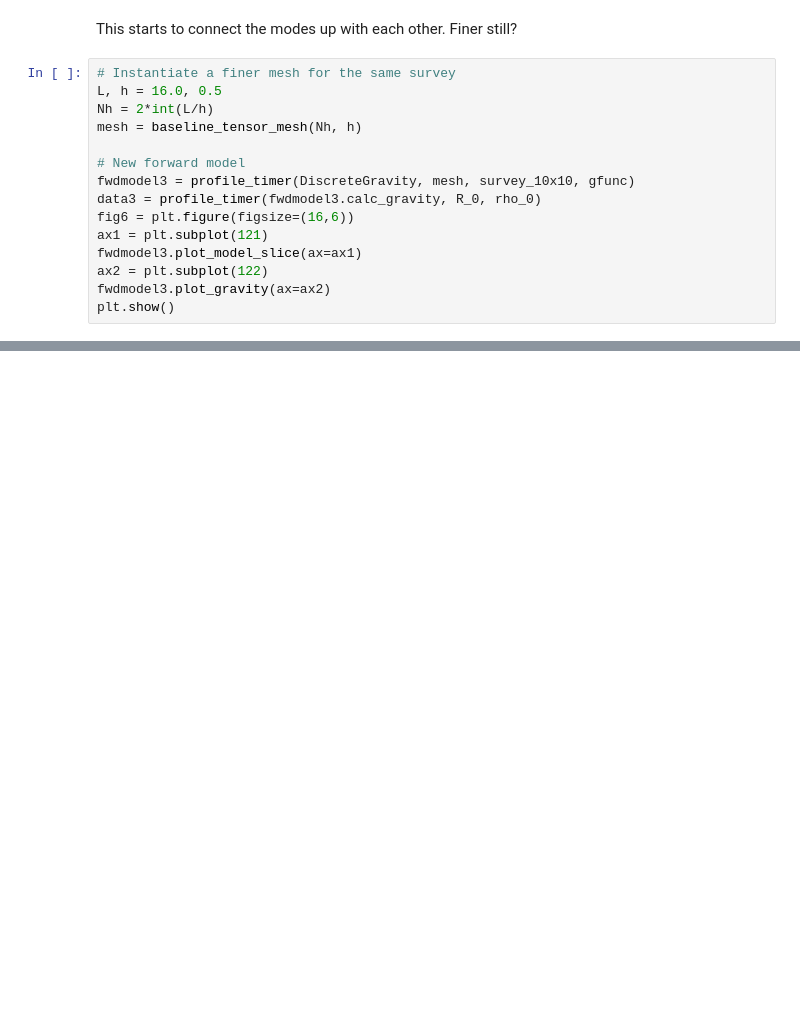
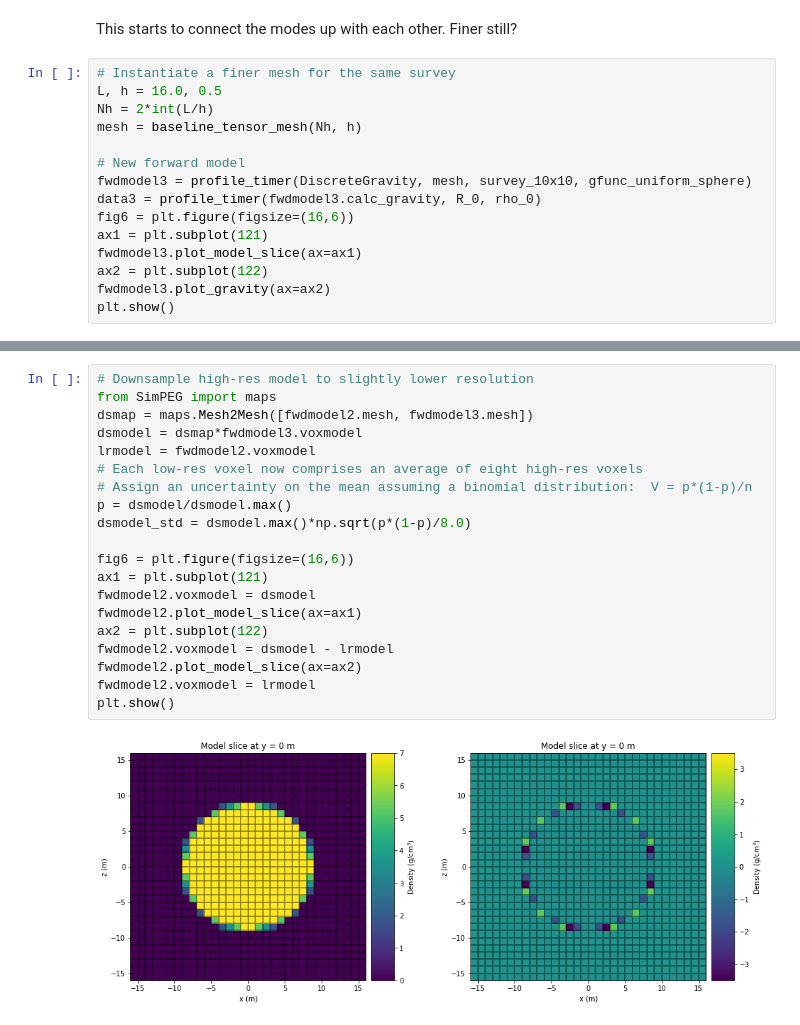
Before and after one commit to rscalzo/blockworlds, a Jupyter notebook: blockworlds/blockworlds.ipynb, the cells around one changed output, grey strips where cells are left out. Saved outputs shown, nothing was run; the diff lists cells and outputs as text; blank space fills up the shorter version.

```diff
--- a/blockworlds/blockworlds.ipynb
+++ b/blockworlds/blockworlds.ipynb
@@ -191,7 +194,7 @@ Nh = 2*int(L/h)
 mesh = baseline_tensor_mesh(Nh, h)
 
 # New forward model
-fwdmodel3 = profile_timer(DiscreteGravity, mesh, survey_10x10, gfunc)
+fwdmodel3 = profile_timer(DiscreteGravity, mesh, survey_10x10, gfunc_uniform_sphere)
 data3 = profile_timer(fwdmodel3.calc_gravity, R_0, rho_0)
 fig6 = plt.figure(figsize=(16,6))
 ax1 = plt.subplot(121)
@@ -319,0 +329,22 @@ run_grid ran in 0.146 sec
+# %%
+# Downsample high-res model to slightly lower resolution
+from SimPEG import maps
+dsmap = maps.Mesh2Mesh([fwdmodel2.mesh, fwdmodel3.mesh])
+dsmodel = dsmap*fwdmodel3.voxmodel
+lrmodel = fwdmodel2.voxmodel
+# Each low-res voxel now comprises an average of eight high-res voxels
+# Assign an uncertainty on the mean assuming a binomial distribution:  V = p*(1-p)/n
+p = dsmodel/dsmodel.max()
+dsmodel_std = dsmodel.max()*np.sqrt(p*(1-p)/8.0)
+
+fig6 = plt.figure(figsize=(16,6))
+ax1 = plt.subplot(121)
+fwdmodel2.voxmodel = dsmodel
+fwdmodel2.plot_model_slice(ax=ax1)
+ax2 = plt.subplot(122)
+fwdmodel2.voxmodel = dsmodel - lrmodel
+fwdmodel2.plot_model_slice(ax=ax2)
+fwdmodel2.voxmodel = lrmodel
+plt.show()
+# %% [output]
+[figure, added]
```
Also changed, not shown: parts of 37 cells of this notebook.
